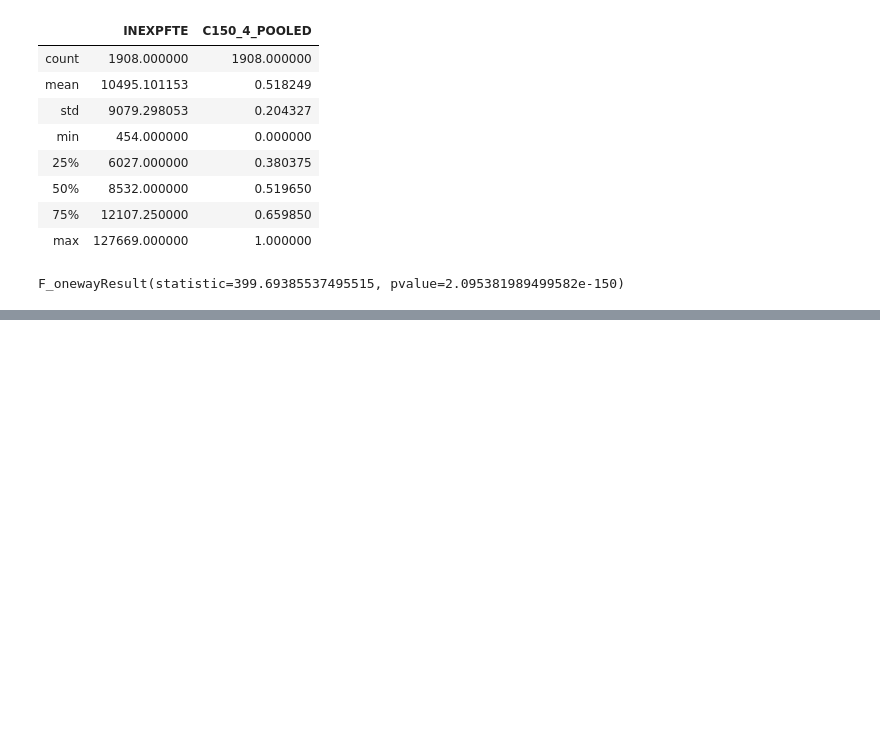
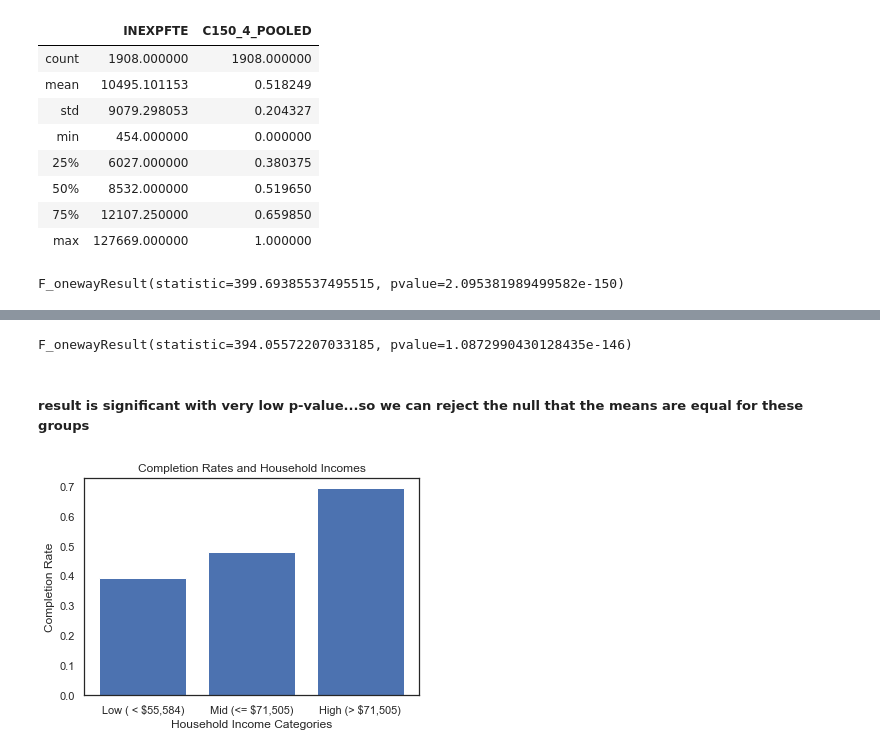
Before and after one commit to lcunningham24/Mod2Project, a Jupyter notebook: eda_visualizations_hypothesis.ipynb, the cells around one changed output, grey strips where cells are left out. Saved outputs shown, nothing was run; the diff lists cells and outputs as text; code cells hidden in the pictures; blank space fills up the shorter version.

```diff
--- a/eda_visualizations_hypothesis.ipynb
+++ b/eda_visualizations_hypothesis.ipynb
@@ -421,0 +321,4 @@ F_onewayResult(statistic=399.69385537495515, pvalue=2.095381989499582e-150)
+# %%
+df_hhinc = df1[['C150_4_POOLED','MEDIAN_HH_INC']]
+df_hhinc.dropna(inplace=True)
+df_hhinc.describe()
@@ -421,0 +338,26 @@ F_onewayResult(statistic=399.69385537495515, pvalue=2.095381989499582e-150)
+# %%
+stats.f_oneway(df_hhinc['C150_4_POOLED'][df_hhinc['MEDIAN_HH_INC'] < 55584],
+               df_hhinc['C150_4_POOLED'][df_hhinc['MEDIAN_HH_INC'] <= 71505],
+               df_hhinc['C150_4_POOLED'][df_hhinc['MEDIAN_HH_INC'] > 71505])
+# %% [output]
+F_onewayResult(statistic=394.05572207033185, pvalue=1.0872990430128435e-146)
+# %% [markdown]
+##### result is significant with very low p-value...so we can reject the null that the means are equal for these groups
+# %%
+# barchart of comparing instructional expenditures with grad rates
+inc_low = df_hhinc[df_hhinc['MEDIAN_HH_INC'] < 55584]
+inc_mid = df_hhinc[df_hhinc['MEDIAN_HH_INC'] <= 71505]
+inc_high = df_hhinc[df_hhinc['MEDIAN_HH_INC'] > 71505]
+# %%
+x_vals = ['Low ( < $55,584)','Mid (<= $71,505)','High (> $71,505)']
+y_vals = [inc_low['C150_4_POOLED'].mean(),inc_mid['C150_4_POOLED'].mean(),inc_high['C150_4_POOLED'].mean()]
+
+fig, ax = plt.subplots()
+ax.bar(x_vals, y_vals)
+ax.set_ylabel('Completion Rate')
+ax.set_xlabel('Household Income Categories')
+ax.set_title("Completion Rates and Household Incomes");
+
+plt.savefig('hhinc_barchart.png')
+# %% [output]
+[figure, added]
```
Also changed, not shown: parts of 19 cells of this notebook.
